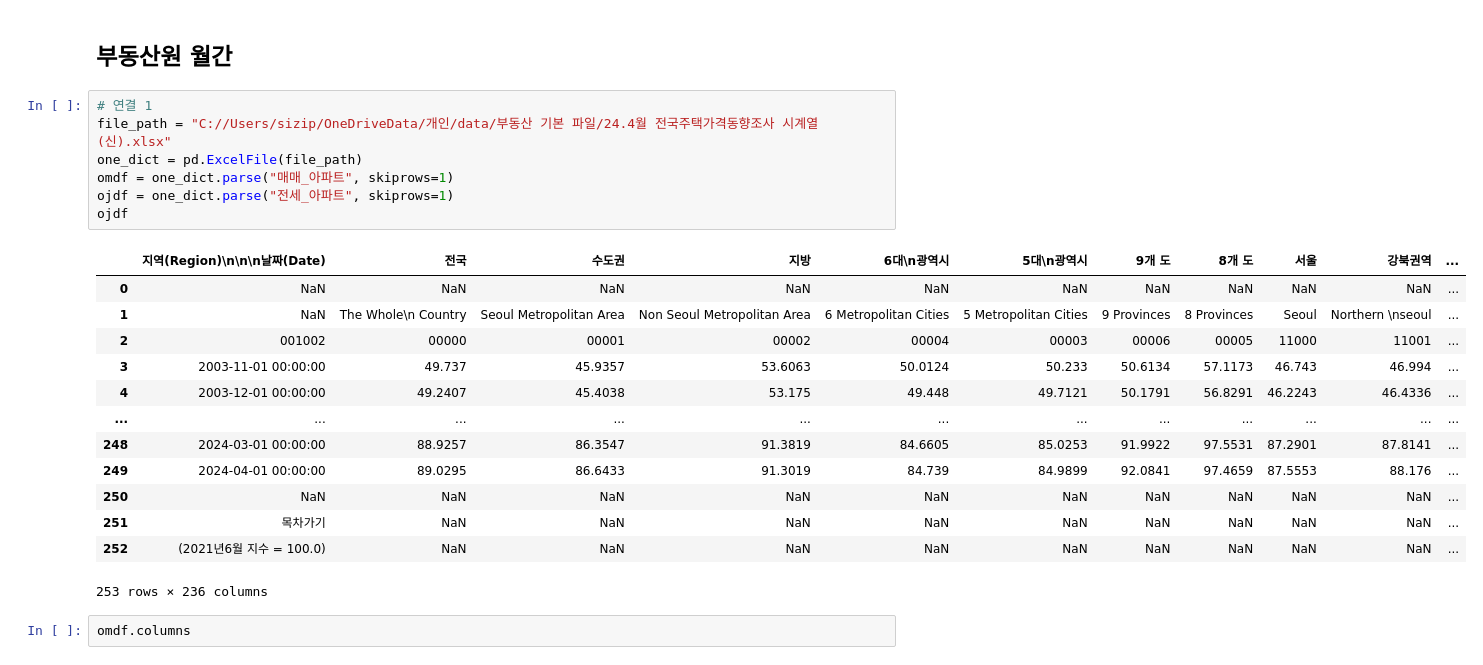
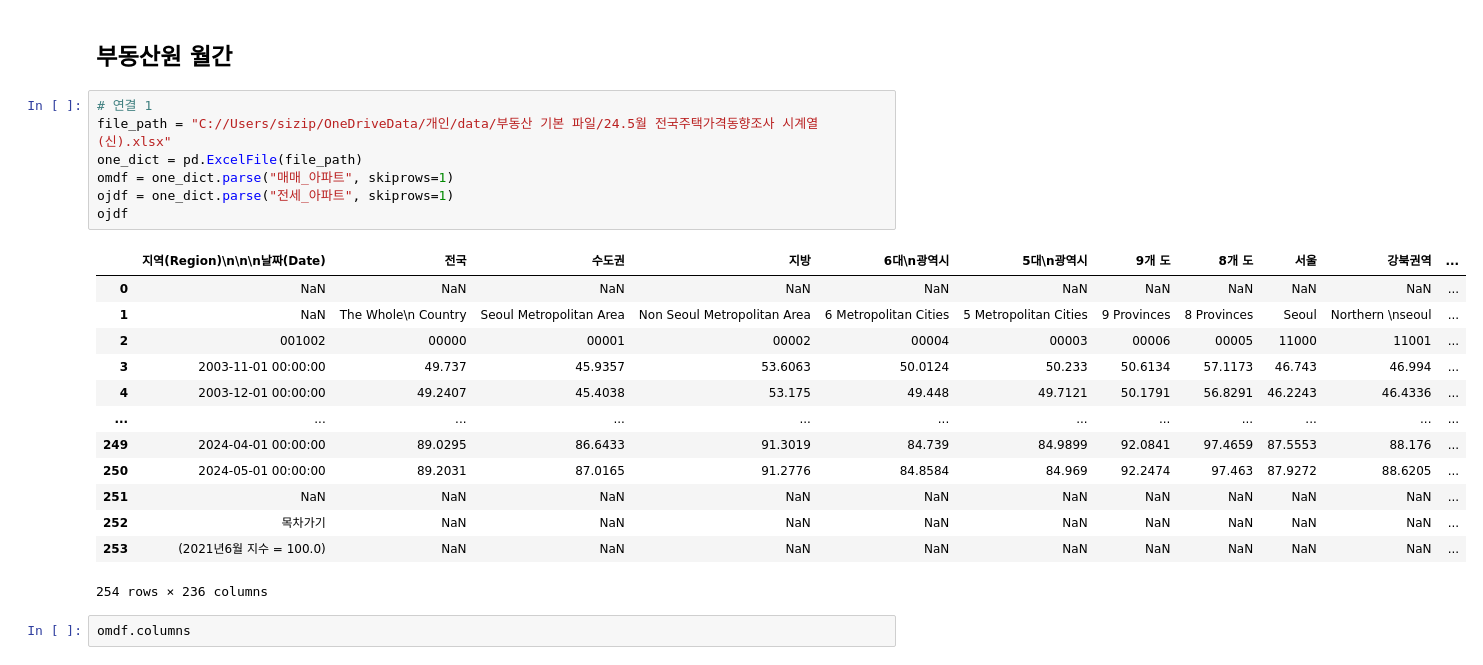
Before and after one commit to sizipusx/fundamental, a Jupyter notebook: jupyterlab/월간 부동산 업데이트.ipynb, the cells around one changed output. Drawn from its saved outputs; the diff is of its cells as text.

```diff
--- a/jupyterlab/월간 부동산 업데이트.ipynb
+++ b/jupyterlab/월간 부동산 업데이트.ipynb
@@ -521,25 +521,25 @@ NameError: name 'conn' is not defined
 ## 부동산원 월간
 # %%
 # 연결 1
-file_path = "C://Users/sizip/OneDriveData/개인/data/부동산 기본 파일/24.4월 전국주택가격동향조사 시계열(신).xlsx"
+file_path = "C://Users/sizip/OneDriveData/개인/data/부동산 기본 파일/24.5월 전국주택가격동향조사 시계열(신).xlsx"
 one_dict = pd.ExcelFile(file_path)
 omdf = one_dict.parse("매매_아파트", skiprows=1)
 ojdf = one_dict.parse("전세_아파트", skiprows=1)
 ojdf
 # %% [output]
 |  | 지역(Region)\n\n\n날짜(Date) | 전국 | 수도권 | 지방 | 6대\n광역시 | 5대\n광역시 | 9개 도 | 8개 도 | 서울 | 강북권역 | ... |
 | 0 | NaN | NaN | NaN | NaN | NaN | NaN | NaN | NaN | NaN | NaN | ... |
 | 1 | NaN | The Whole\n Country | Seoul Metropolitan Area | Non Seoul Metropolitan Area | 6 Metropolitan Cities | 5 Metropolitan Cities | 9 Provinces | 8 Provinces | Seoul | Northern \nseoul | ... |
 | 2 | 001002 | 00000 | 00001 | 00002 | 00004 | 00003 | 00006 | 00005 | 11000 | 11001 | ... |
 | 3 | 2003-11-01 00:00:00 | 49.737 | 45.9357 | 53.6063 | 50.0124 | 50.233 | 50.6134 | 57.1173 | 46.743 | 46.994 | ... |
 | 4 | 2003-12-01 00:00:00 | 49.2407 | 45.4038 | 53.175 | 49.448 | 49.7121 | 50.1791 | 56.8291 | 46.2243 | 46.4336 | ... |
 | ... | ... | ... | ... | ... | ... | ... | ... | ... | ... | ... | ... |
-| 248 | 2024-03-01 00:00:00 | 88.9257 | 86.3547 | 91.3819 | 84.6605 | 85.0253 | 91.9922 | 97.5531 | 87.2901 | 87.8141 | ... |
 | 249 | 2024-04-01 00:00:00 | 89.0295 | 86.6433 | 91.3019 | 84.739 | 84.9899 | 92.0841 | 97.4659 | 87.5553 | 88.176 | ... |
-| 250 | NaN | NaN | NaN | NaN | NaN | NaN | NaN | NaN | NaN | NaN | ... |
-| 251 | 목차가기 | NaN | NaN | NaN | NaN | NaN | NaN | NaN | NaN | NaN | ... |
-| 252 | (2021년6월 지수 = 100.0) | NaN | NaN | NaN | NaN | NaN | NaN | NaN | NaN | NaN | ... |
+| 250 | 2024-05-01 00:00:00 | 89.2031 | 87.0165 | 91.2776 | 84.8584 | 84.969 | 92.2474 | 97.463 | 87.9272 | 88.6205 | ... |
+| 251 | NaN | NaN | NaN | NaN | NaN | NaN | NaN | NaN | NaN | NaN | ... |
+| 252 | 목차가기 | NaN | NaN | NaN | NaN | NaN | NaN | NaN | NaN | NaN | ... |
+| 253 | (2021년6월 지수 = 100.0) | NaN | NaN | NaN | NaN | NaN | NaN | NaN | NaN | NaN | ... |
-253 rows × 236 columns
+254 rows × 236 columns
 # %%
 omdf.columns
 # %% [output]
```
Also changed, not shown: parts of 13 cells of this notebook, 1 other file.
